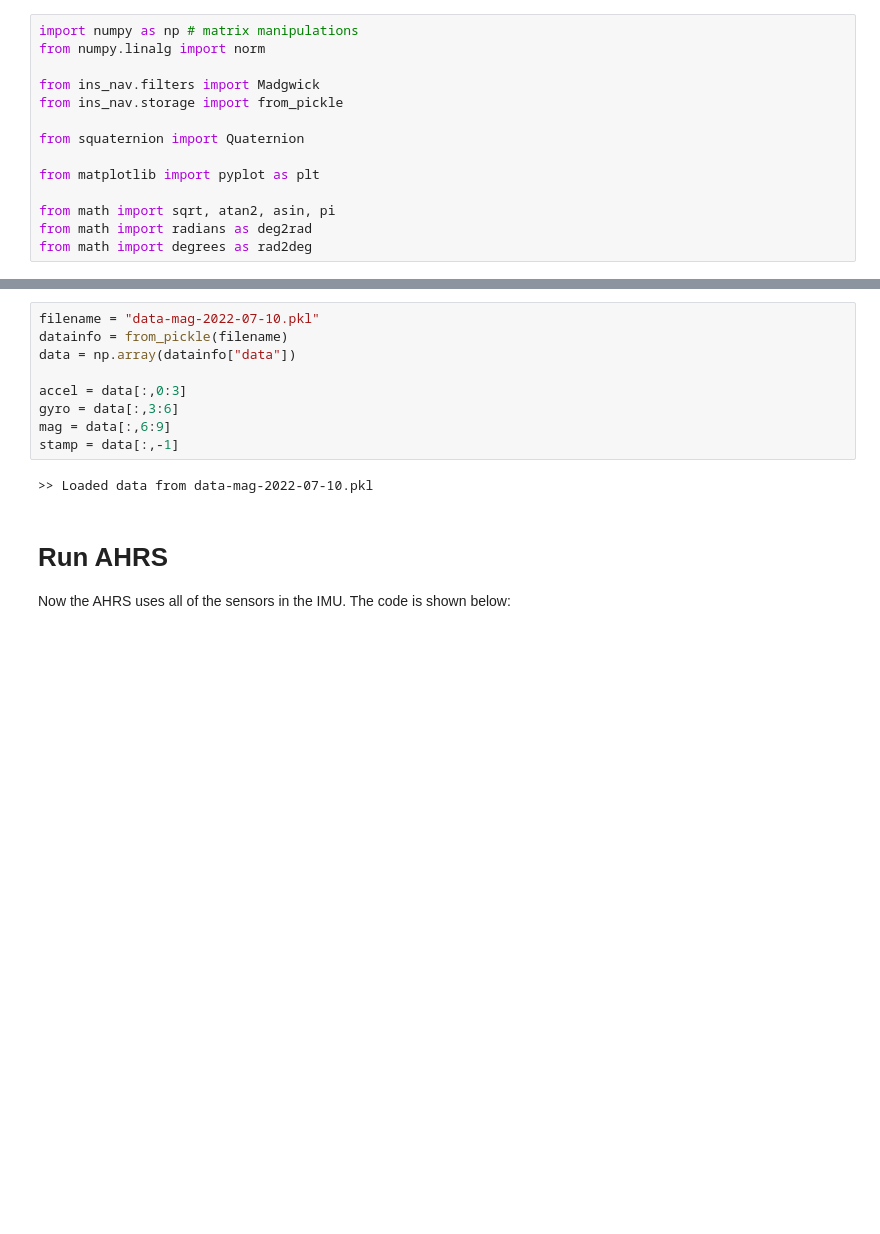
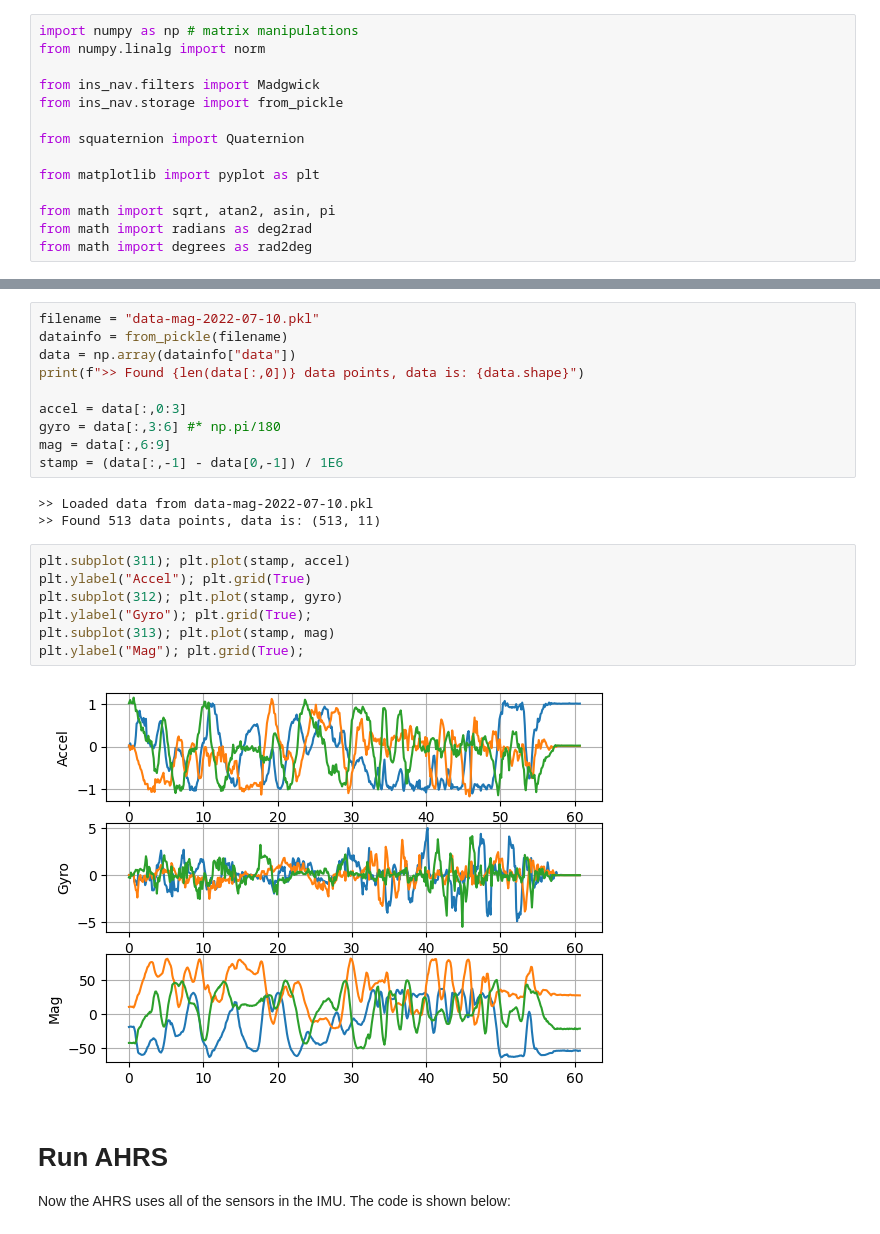
Before and after one commit to the-guild-of-calamitous-intent/ins_nav, a Jupyter notebook: docs/jupyter/madgwick.ipynb, the cells around one changed output, grey strips where cells are left out. Cells and saved outputs as stored; diff of their text form; blank space fills up the shorter version.

```diff
--- a/docs/jupyter/madgwick.ipynb
+++ b/docs/jupyter/madgwick.ipynb
@@ -133,13 +133,24 @@ from math import degrees as rad2deg
 filename = "data-mag-2022-07-10.pkl"
 datainfo = from_pickle(filename)
 data = np.array(datainfo["data"])
+print(f">> Found {len(data[:,0])} data points, data is: {data.shape}")
 
 accel = data[:,0:3]
-gyro = data[:,3:6]
+gyro = data[:,3:6] #* np.pi/180
 mag = data[:,6:9]
-stamp = data[:,-1]
+stamp = (data[:,-1] - data[0,-1]) / 1E6
 # %% [output]
 >> Loaded data from data-mag-2022-07-10.pkl
+>> Found 513 data points, data is: (513, 11)
+# %%
+plt.subplot(311); plt.plot(stamp, accel)
+plt.ylabel("Accel"); plt.grid(True)
+plt.subplot(312); plt.plot(stamp, gyro)
+plt.ylabel("Gyro"); plt.grid(True);
+plt.subplot(313); plt.plot(stamp, mag)
+plt.ylabel("Mag"); plt.grid(True);
+# %% [output]
+[figure, added]
 # %% [markdown]
 # Run AHRS
 
```
Also changed, not shown: parts of 5 cells of this notebook, 2 other files.
